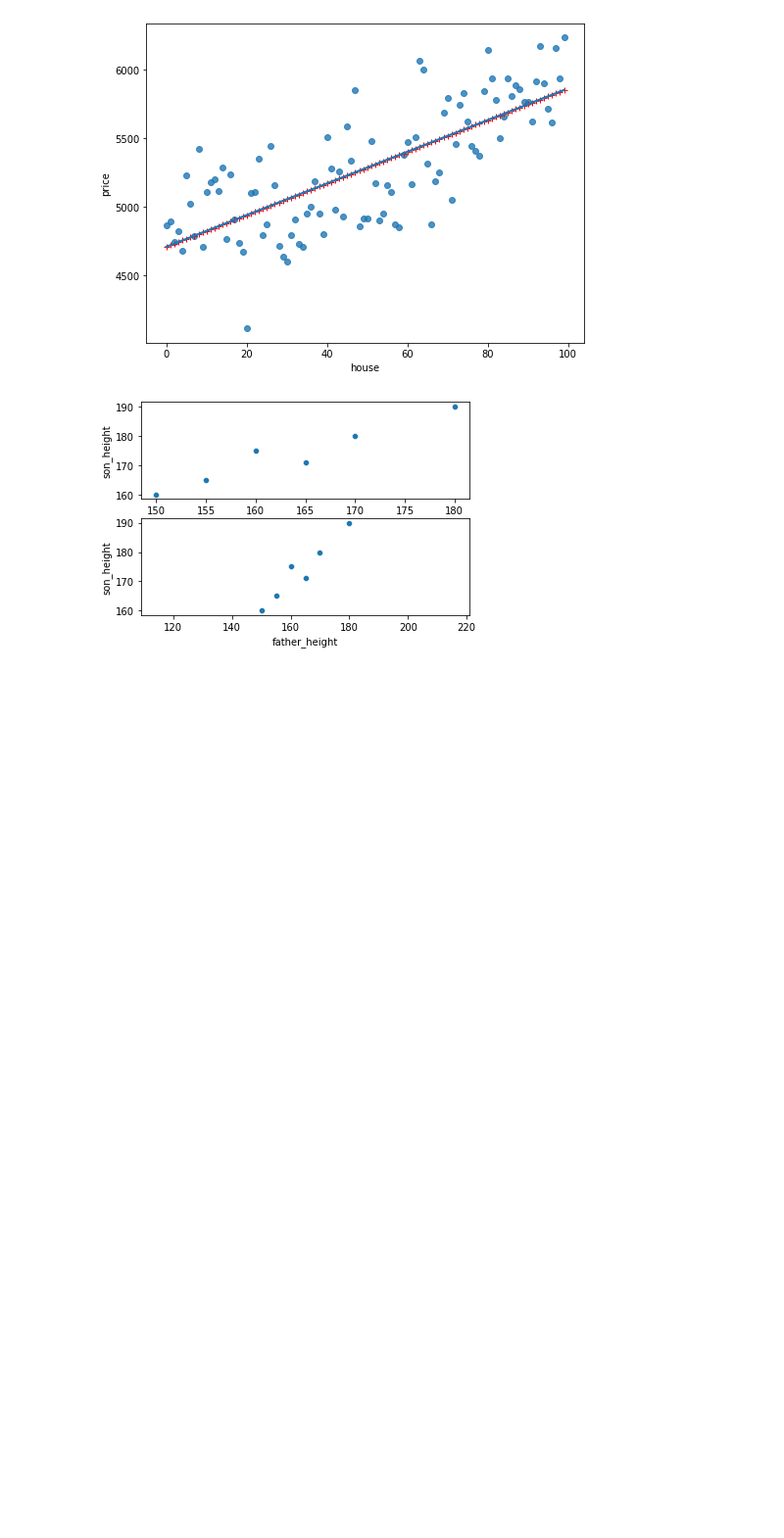
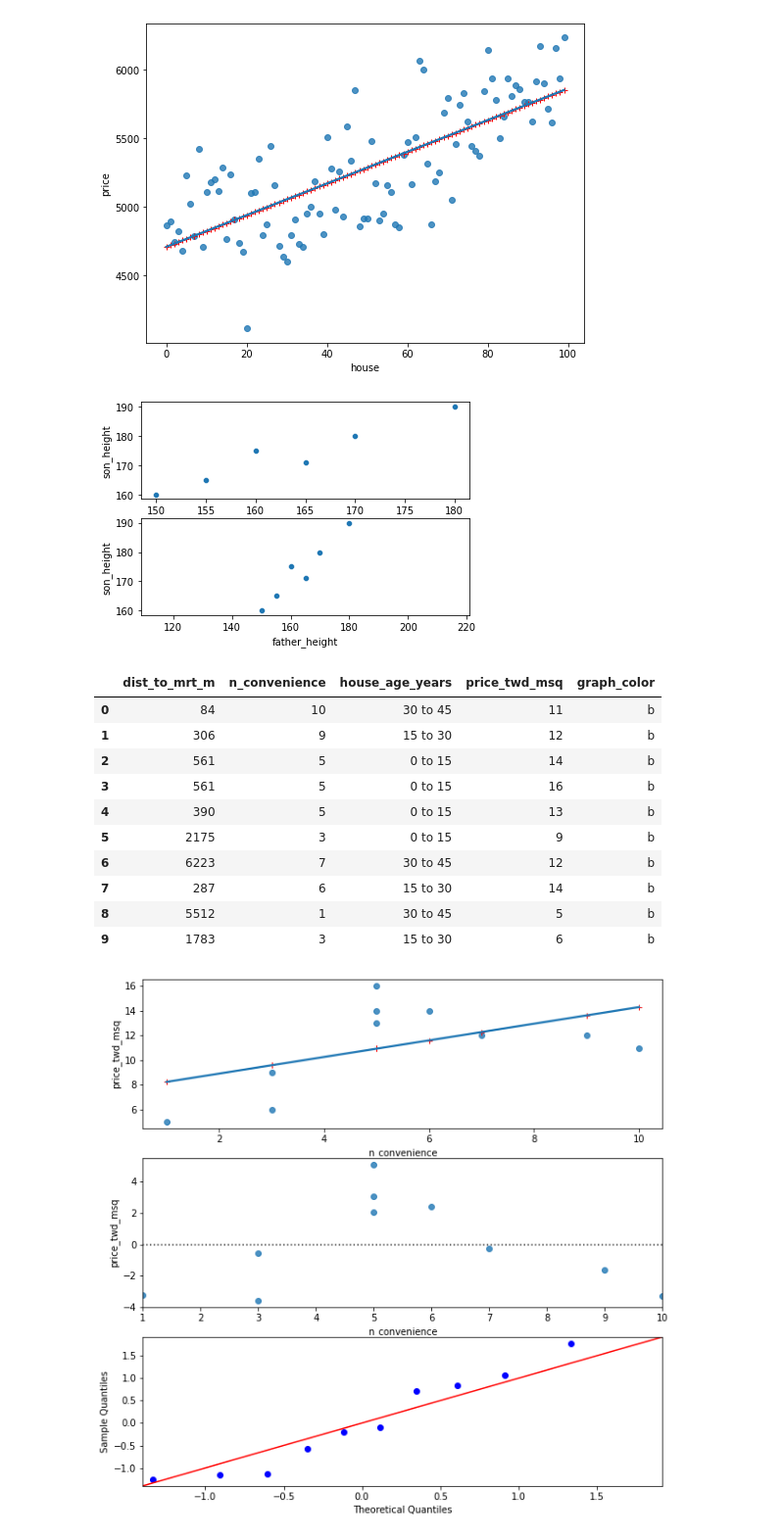
Before and after one commit to gabrielwithappy/python_study, a Jupyter notebook: Python_Basic.ipynb, the cells around one changed output. Shown at 98% size. Drawn from its saved outputs; the diff is of its cells as text; code cells hidden in the pictures; blank space fills up the shorter version.

Commit message:
quantify model

```diff
--- a/Python_Basic.ipynb
+++ b/Python_Basic.ipynb
@@ -2570,3 +2579,68 @@ plt.axis("equal")
 plt.show()
 # %% [output]
 [figure]
+# %%
+# Quantifying the model
+# 1. R-Squared
+# 결정계수 (R-Squared) : 회귀모델에서 독립변수(설명변수;explanatory variable)가 종속변수를 설명하는 정보를 나타내는 지표.
+# 이 값이 높을수록 독립변수가 종속변수를많이 설명한다는 뜻.
+
+# 2. Residual standard error
+# Seaborn residuplot
+
+# 3. Q-Q plot
+# QQ plot of the residuals
+
+# 4. influn ce
+import seaborn as sns
+import pandas as pd
+from statsmodels.formula.api import ols
+import matplotlib.pyplot as plt
+import numpy as np
+from statsmodels.api import qqplot
+
+
+df = pd.DataFrame({'dist_to_mrt_m' : [84,306,561,561,390,2175,6223,287,5512,1783],
+                    'n_convenience' : [10, 9, 5, 5, 5,3,7,6,1,3],
+                    'house_age_years' : ['30 to 45', "15 to 30", "0 to 15", "0 to 15","0 to 15","0 to 15",'30 to 45',"15 to 30",'30 to 45',"15 to 30"],
+                    'price_twd_msq' : [11,12,14,16,13,9,12,14,5,6]})
+df['graph_color'] = 'b'
+display(df)
+
+mdl_price_convenience = ols("price_twd_msq ~ n_convenience", data=df).fit()
+
+fig, ax = plt.subplots(3,1,figsize = (10,10))
+conv = np.arange(15)
+
+#############################
+# Axis 0 (Reg Plot)
+#############################
+# OLS
+ax[0].plot(df['n_convenience'], mdl_price_convenience.fittedvalues, 'r+', label="OLS")
+## Regplot
+sns.regplot(ax=ax[0], x='n_convenience', y='price_twd_msq', data=df, ci=None)
+
+
+#############################
+# Axis 1 (Resid Plot)
+#############################
+sns.residplot(ax= ax[1], x='n_convenience', y='price_twd_msq', data=df, lowess=True)
+
+#############################
+# Axis 2 (QQ Plot)
+#############################
+qqplot(ax= ax[2],data=mdl_price_convenience.resid, fit=True, line="45")
+plt.show()
+# %% [output]
+|  | dist_to_mrt_m | n_convenience | house_age_years | price_twd_msq | graph_color |
+| 0 | 84 | 10 | 30 to 45 | 11 | b |
+| 1 | 306 | 9 | 15 to 30 | 12 | b |
+| 2 | 561 | 5 | 0 to 15 | 14 | b |
+| 3 | 561 | 5 | 0 to 15 | 16 | b |
+| 4 | 390 | 5 | 0 to 15 | 13 | b |
+| 5 | 2175 | 3 | 0 to 15 | 9 | b |
+| 6 | 6223 | 7 | 30 to 45 | 12 | b |
+| 7 | 287 | 6 | 15 to 30 | 14 | b |
+| 8 | 5512 | 1 | 30 to 45 | 5 | b |
+| 9 | 1783 | 3 | 15 to 30 | 6 | b |
+[figure, added]
```
Also changed, not shown: parts of 5 cells of this notebook.
